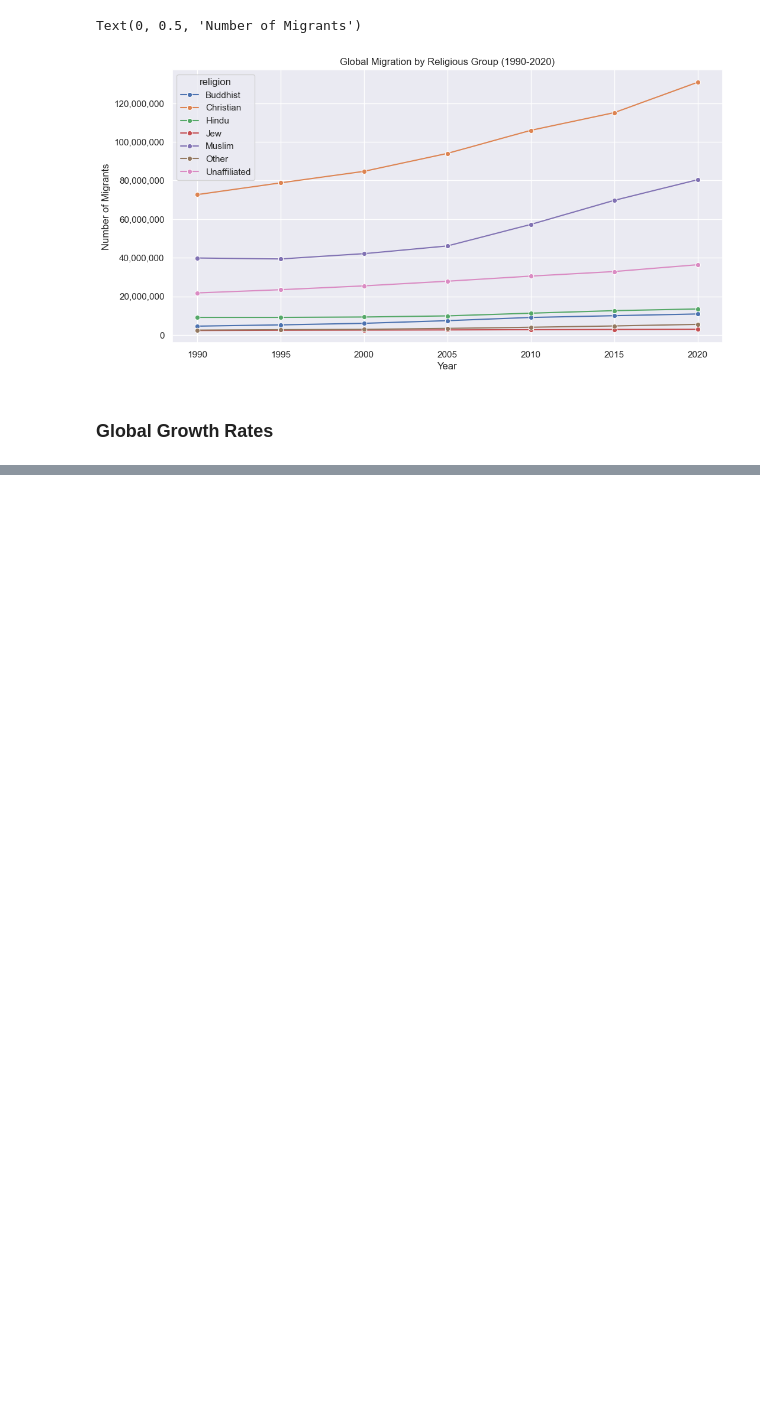
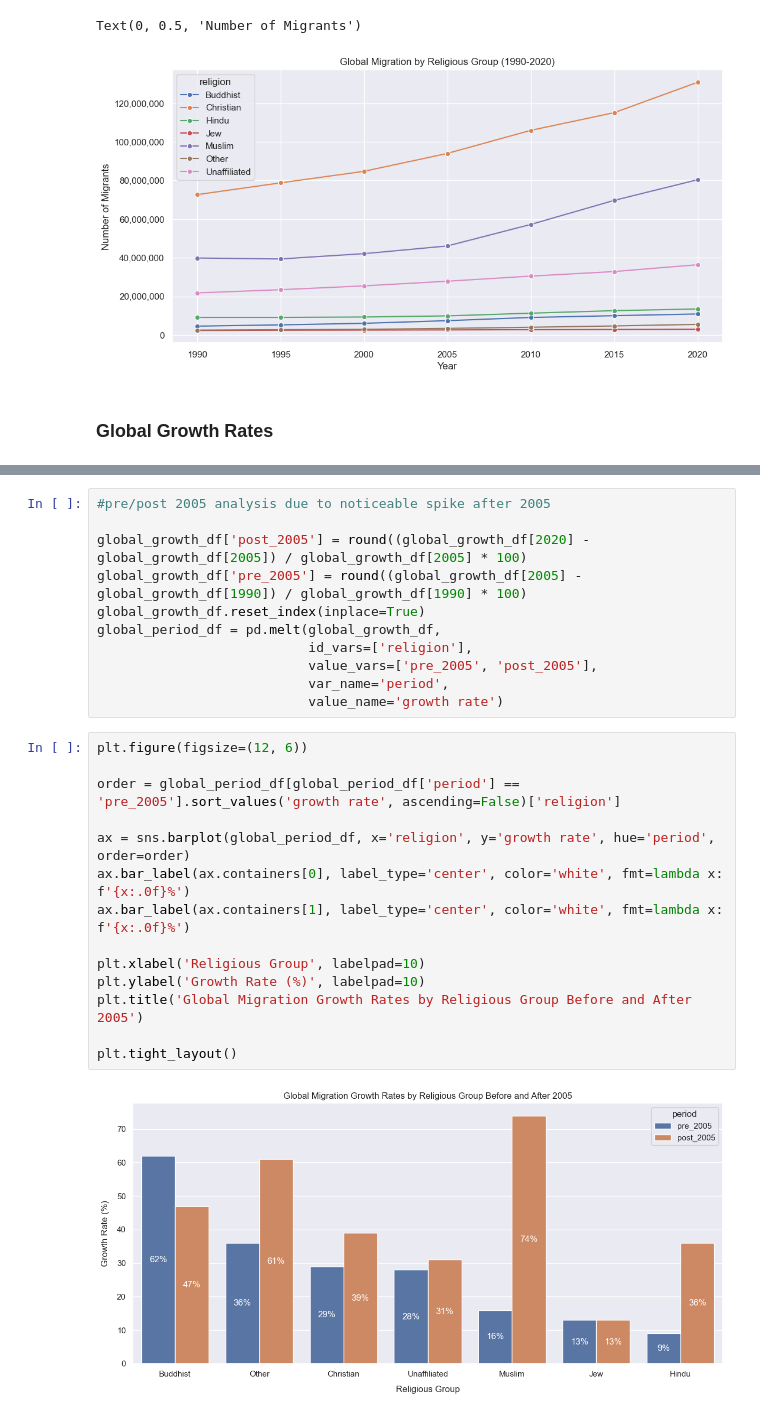
Before and after one commit to kmogarro/portfolio, a Jupyter notebook: python-projects/Global_Religious_Migration_Analysis_1990-2020/global_religious_migration_1990-2020.ipynb, the cells around one changed output, grey strips where cells are left out. Cells and saved outputs as stored; diff of their text form; blank space fills up the shorter version.

```diff
--- a/python-projects/Global_Religious_Migration_Analysis_1990-2020/global_religious_migration_1990-2020.ipynb
+++ b/python-projects/Global_Religious_Migration_Analysis_1990-2020/global_religious_migration_1990-2020.ipynb
@@ -244,0 +257,27 @@ global_growth_df
+# %%
+#pre/post 2005 analysis due to noticeable spike after 2005
+
+global_growth_df['post_2005'] = round((global_growth_df[2020] - global_growth_df[2005]) / global_growth_df[2005] * 100)
+global_growth_df['pre_2005'] = round((global_growth_df[2005] - global_growth_df[1990]) / global_growth_df[1990] * 100)
+global_growth_df.reset_index(inplace=True)
+global_period_df = pd.melt(global_growth_df,
+                           id_vars=['religion'],
+                           value_vars=['pre_2005', 'post_2005'],
+                           var_name='period',
+                           value_name='growth rate')
+# %%
+plt.figure(figsize=(12, 6))
+
+order = global_period_df[global_period_df['period'] == 'pre_2005'].sort_values('growth rate', ascending=False)['religion']
+
+ax = sns.barplot(global_period_df, x='religion', y='growth rate', hue='period', order=order)
+ax.bar_label(ax.containers[0], label_type='center', color='white', fmt=lambda x: f'{x:.0f}%')
+ax.bar_label(ax.containers[1], label_type='center', color='white', fmt=lambda x: f'{x:.0f}%')
+
+plt.xlabel('Religious Group', labelpad=10)
+plt.ylabel('Growth Rate (%)', labelpad=10)
+plt.title('Global Migration Growth Rates by Religious Group Before and After 2005')
+
+plt.tight_layout()
+# %% [output]
+[figure, added]
```
Also changed, not shown: parts of 9 cells of this notebook.
